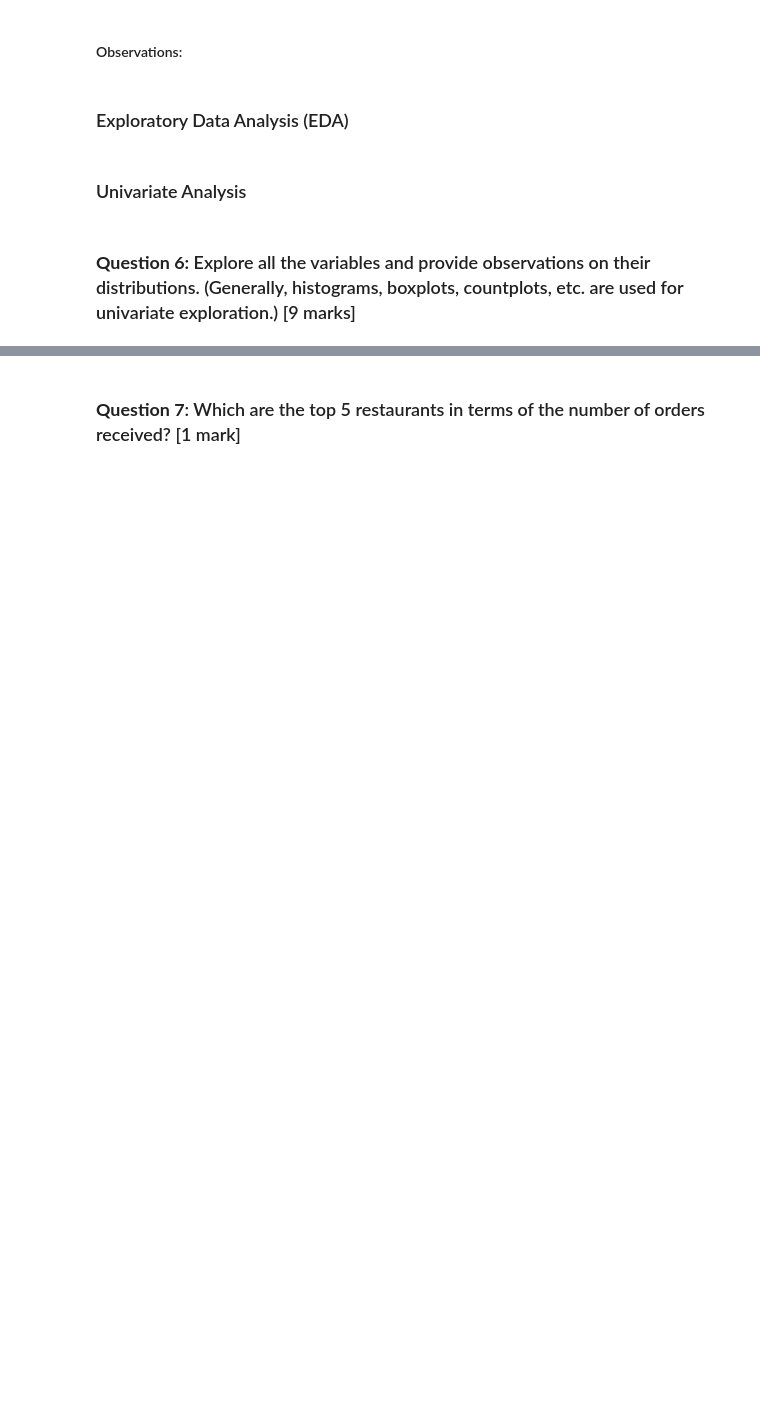
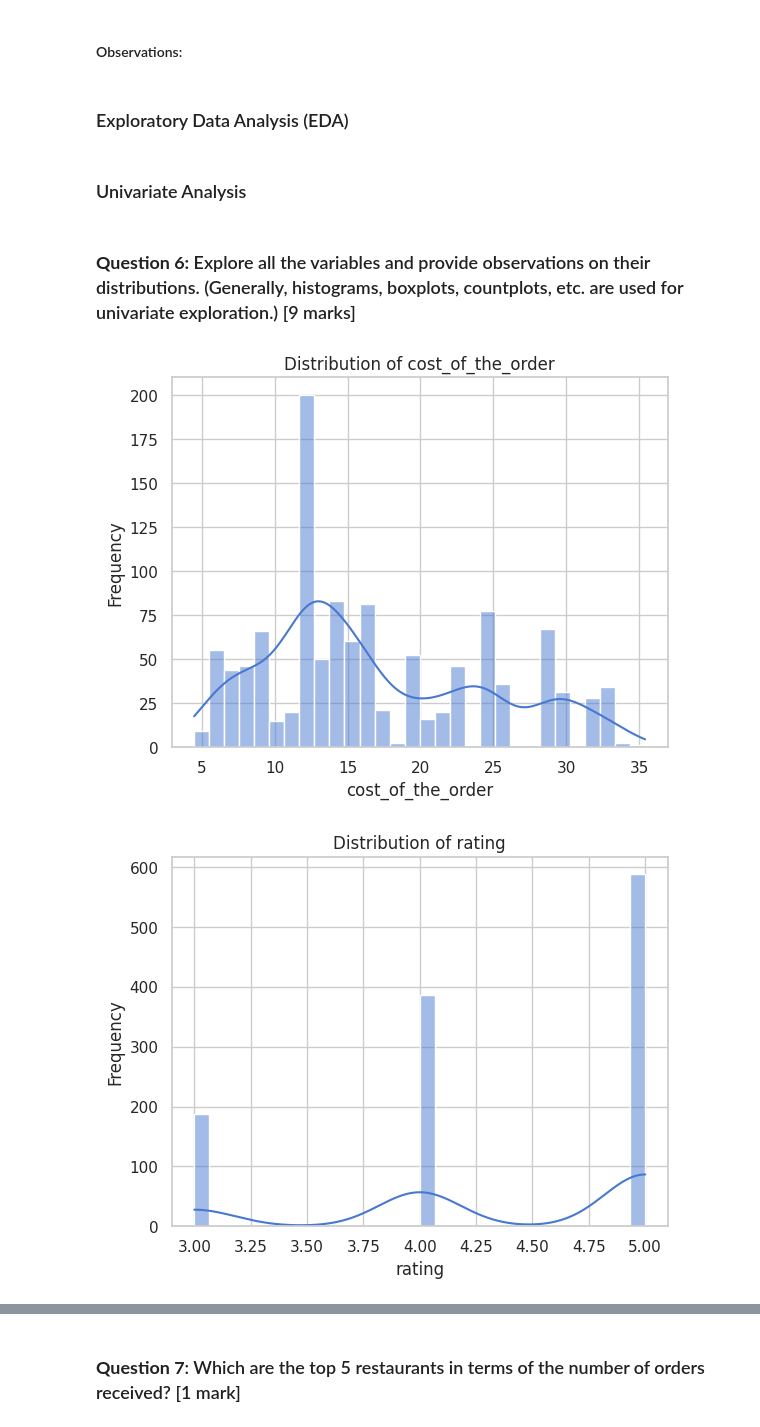
Before and after one commit to pottersfield/ModernDive_book, a Jupyter notebook: Learner_Notebook_Full_Code_(101).ipynb, the cells around one changed output, grey strips where cells are left out. Drawn from its saved outputs; the diff is of its cells as text; code cells hidden in the pictures; blank space fills up the shorter version.

```diff
--- a/Learner_Notebook_Full_Code_(101).ipynb
+++ b/Learner_Notebook_Full_Code_(101).ipynb
@@ -86,0 +181,16 @@ import seaborn as sns
+# %%
+# -----------------------------
+# Question 3 – Check + fix missing values
+# -----------------------------
+
+# Check for missing values
+print(df.isnull().sum())
+
+# Convert 'rating' column to numeric (force invalid values to NaN)
+df['rating'] = pd.to_numeric(df['rating'], errors='coerce')
+
+# Drop rows with missing ratings
+df = df.dropna(subset=['rating'])
+
+# Confirm fix
+print(df.isnull().sum())
@@ -108,0 +265,37 @@ import seaborn as sns
+# %%
+# -----------------------------
+# Question 6 – Univariate Analysis (Visuals)
+# -----------------------------
+import seaborn as sns
+import matplotlib.pyplot as plt
+
+# Numeric columns to explore
+numeric_cols = ['cost_of_the_order', 'rating', 'food_preparation_time', 'delivery_time']
+
+# Histograms + KDE
+for col in numeric_cols:
+    sns.histplot(df[col], kde=True, bins=30)
+    plt.title(f'Distribution of {col}')
+    plt.xlabel(col)
+    plt.ylabel('Frequency')
+    plt.show()
+
+# Boxplots to check outliers
+for col in numeric_cols:
+    sns.boxplot(x=df[col])
+    plt.title(f'Boxplot of {col}')
+    plt.xlabel(col)
+    plt.show()
+
+# Categorical column countplots
+cat_cols = ['day_of_the_week', 'cuisine_type']
+
+for col in cat_cols:
+    plt.figure(figsize=(10,4))
+    sns.countplot(data=df, x=col, order=df[col].value_counts().index)
+    plt.title(f'Countplot of {col}')
+    plt.xticks(rotation=45)
+    plt.show()
+# %% [output]
+[figure, added]
+[figure, added]
```
Also changed, not shown: parts of 47 cells of this notebook.
